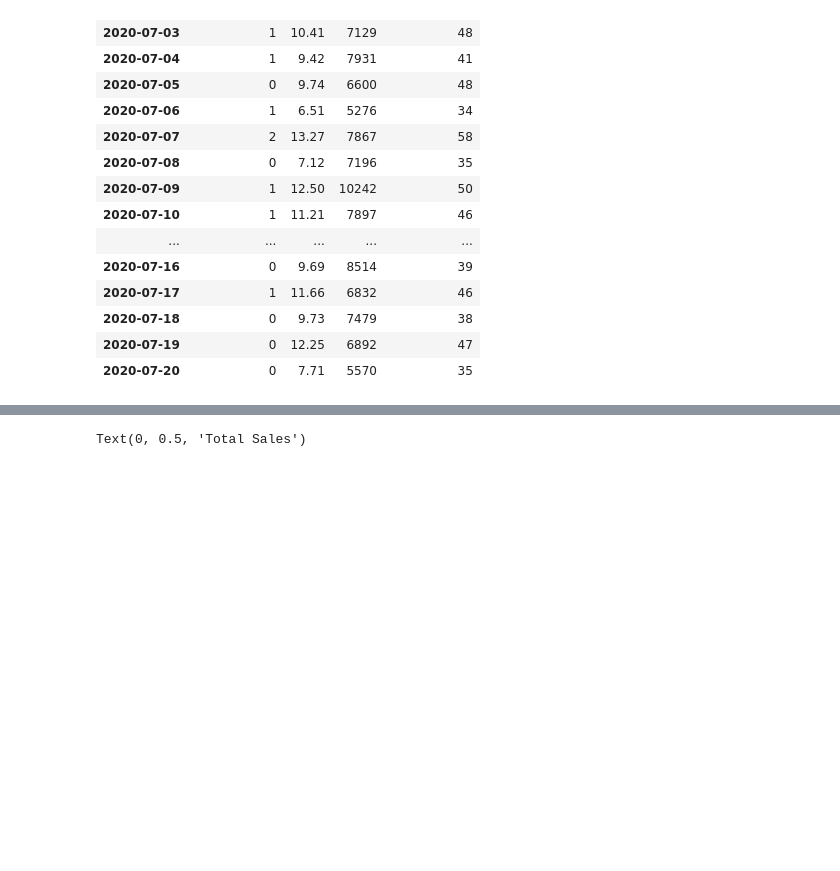
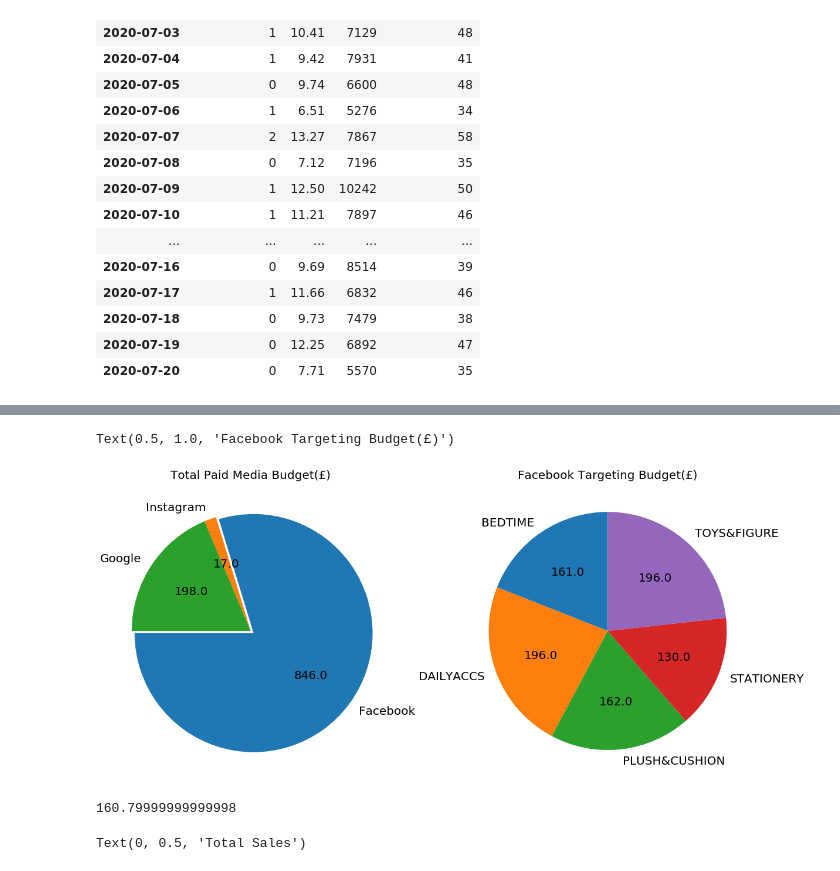
Before and after one commit to JoannaKang/kakao-commerce-data-analysis, a Jupyter notebook: Paid Raw Data.ipynb, the cells around one changed output, grey strips where cells are left out. Saved outputs shown, nothing was run; the diff lists cells and outputs as text; code cells hidden in the pictures; blank space fills up the shorter version.

```diff
--- a/Paid Raw Data.ipynb
+++ b/Paid Raw Data.ipynb
@@ -338,0 +361,5 @@ with pd.ExcelWriter(xlxs_dir) as writer:
+# %%
+total_daily_cost = pd.concat([facebook_daily['Amount spent (GBP)'], instagram_daily['Amount spent (GBP)'], google_daily['Cost']], axis=1)
+total_daily_cost.columns.values[:] = 'Facebook', 'Instagram', 'Google'
+total_daily_cost = total_daily_cost.fillna(0)
+total_daily_cost
@@ -338,0 +384,3 @@ with pd.ExcelWriter(xlxs_dir) as writer:
+# %%
+facebook_creative_overall = pd.pivot_table(facebook, index=['creative'], values=['Amount spent (GBP)', 'Impressions', 'Link clicks', 'Purchases'], aggfunc= np.sum)
+facebook_creative_overall
@@ -339,3 +399,51 @@ with pd.ExcelWriter(xlxs_dir) as writer:
+# %%
+plt.rcParams['figure.figsize'] = [20, 10]
+
+
+plt.subplot(1,2,1)
+
+labels = ['Facebook', 'Instagram', 'Google']
+sizes = numpy.array([total_daily_cost['Facebook'].sum(), total_daily_cost['Instagram'].sum(), total_daily_cost['Google'].sum()])
+explode = (0.03, 0, 0)
+
+def absolute_value(val):
+    a  = numpy.round(val/100.*sizes.sum(), 0)
+    return a
+
+#patches, texts, autotexts = plt.pie(sizes, explode = explode, labels=labels, autopct = '%1.1f%%', shadow = False, startangle=90)
+patches, texts, autotexts = plt.pie(sizes, explode = explode, labels=labels, autopct = absolute_value, shadow = False, startangle=180)
+
+plt.title('Total Paid Media Budget(£)', fontsize = 20)
+
+for t in texts:
+    t.set_fontsize(20)
+for t in autotexts:
+    t.set_fontsize(20)
+
+
+plt.subplot(1,2,2)
+creative_labels = ['BEDTIME', 'DAILYACCS', 'PLUSH&CUSHION', 'STATIONERY', 'TOYS&FIGURE']
+creative_sizes = numpy.array([facebook_creative_overall['Amount spent (GBP)'][0], facebook_creative_overall['Amount spent (GBP)'][1], facebook_creative_overall['Amount spent (GBP)'][2], facebook_creative_overall['Amount spent (GBP)'][3], facebook_creative_overall['Amount spent (GBP)'][4]])
+
+def absolute_value(val):
+    a  = numpy.round(val/100.*creative_sizes.sum(), 0)
+    return a
+
+patches, texts, autotexts = plt.pie(creative_sizes, labels=creative_labels, autopct = absolute_value, shadow = False, startangle=90)
+
+for t in texts:
+    t.set_fontsize(20)
+for t in autotexts:
+    t.set_fontsize(20)
+
+plt.title('Facebook Targeting Budget(£)', fontsize = 20)
+# %% [output]
+Text(0.5, 1.0, 'Facebook Targeting Budget(£)')
+[figure, added]
+# %%
+facebook_creative_overall['Amount spent (GBP)'][0]
+# %% [output]
+160.79999999999998
 # %%
 import matplotlib.pyplot as plt
 from matplotlib import rc
```
Also changed, not shown: parts of 9 cells of this notebook.
